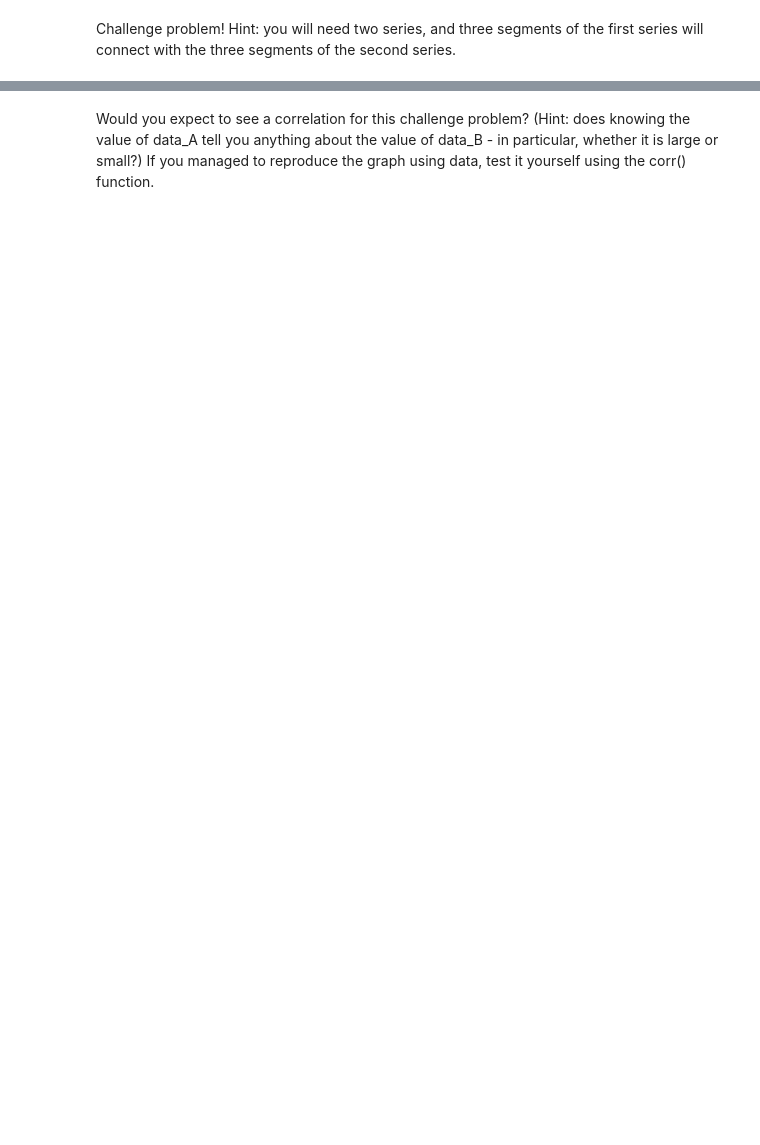
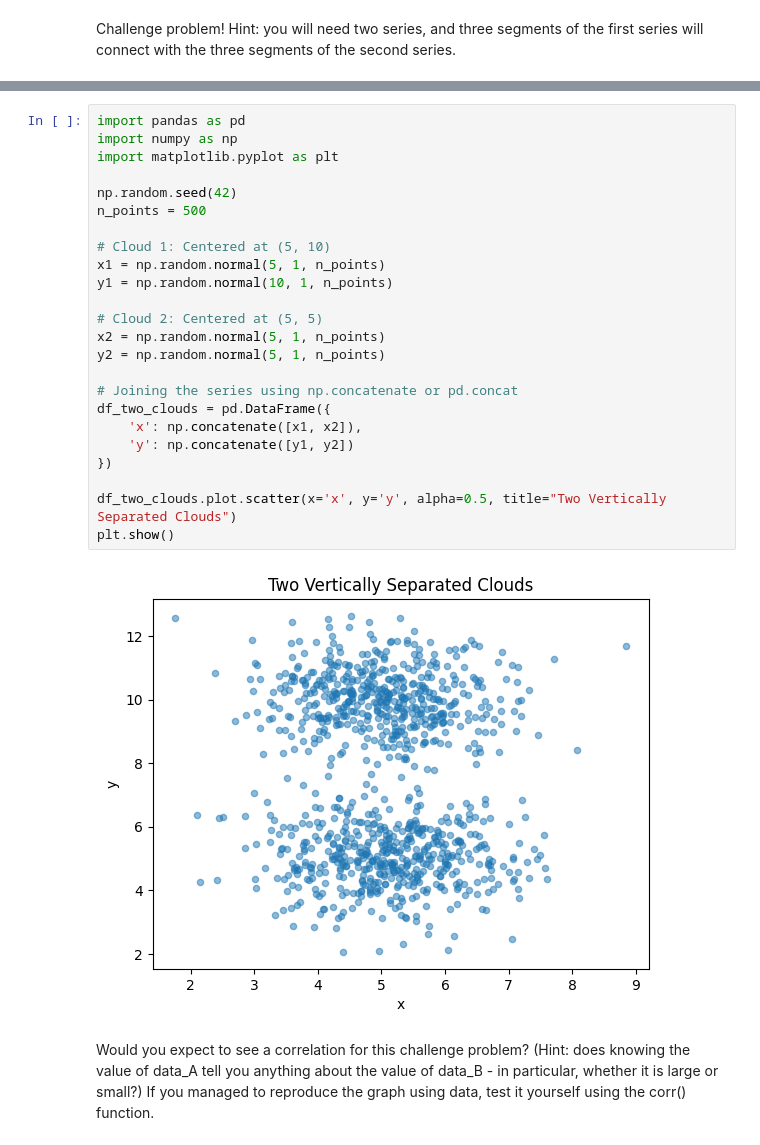
Before and after one commit to akamatt1/OMDS-ModB2-WeeklyAssignments, a Jupyter notebook: OMDS-ModB2-Week5-Affum-Matt.ipynb, the cells around one changed output, grey strips where cells are left out. Cells and saved outputs as stored; diff of their text form; blank space fills up the shorter version.

```diff
--- a/OMDS-ModB2-Week5-Affum-Matt.ipynb
+++ b/OMDS-ModB2-Week5-Affum-Matt.ipynb
@@ -175,2 +166,28 @@ FileNotFoundError: No such file or directory: 'threeclouds.png'
+# %%
+import pandas as pd
+import numpy as np
+import matplotlib.pyplot as plt
+
+np.random.seed(42)
+n_points = 500
+
+# Cloud 1: Centered at (5, 10)
+x1 = np.random.normal(5, 1, n_points)
+y1 = np.random.normal(10, 1, n_points)
+
+# Cloud 2: Centered at (5, 5)
+x2 = np.random.normal(5, 1, n_points)
+y2 = np.random.normal(5, 1, n_points)
+
+# Joining the series using np.concatenate or pd.concat
+df_two_clouds = pd.DataFrame({
+    'x': np.concatenate([x1, x2]),
+    'y': np.concatenate([y1, y2])
+})
+
+df_two_clouds.plot.scatter(x='x', y='y', alpha=0.5, title="Two Vertically Separated Clouds")
+plt.show()
+# %% [output]
+[figure, added]
 # %% [markdown]
 Would you expect to see a correlation for this challenge problem?  (Hint: does knowing the value of data_A tell you anything about the value of data_B - in particular, whether it is large or small?)  If you managed to reproduce the graph using data, test it yourself using the corr() function.
```
Also changed, not shown: parts of 12 cells of this notebook.
